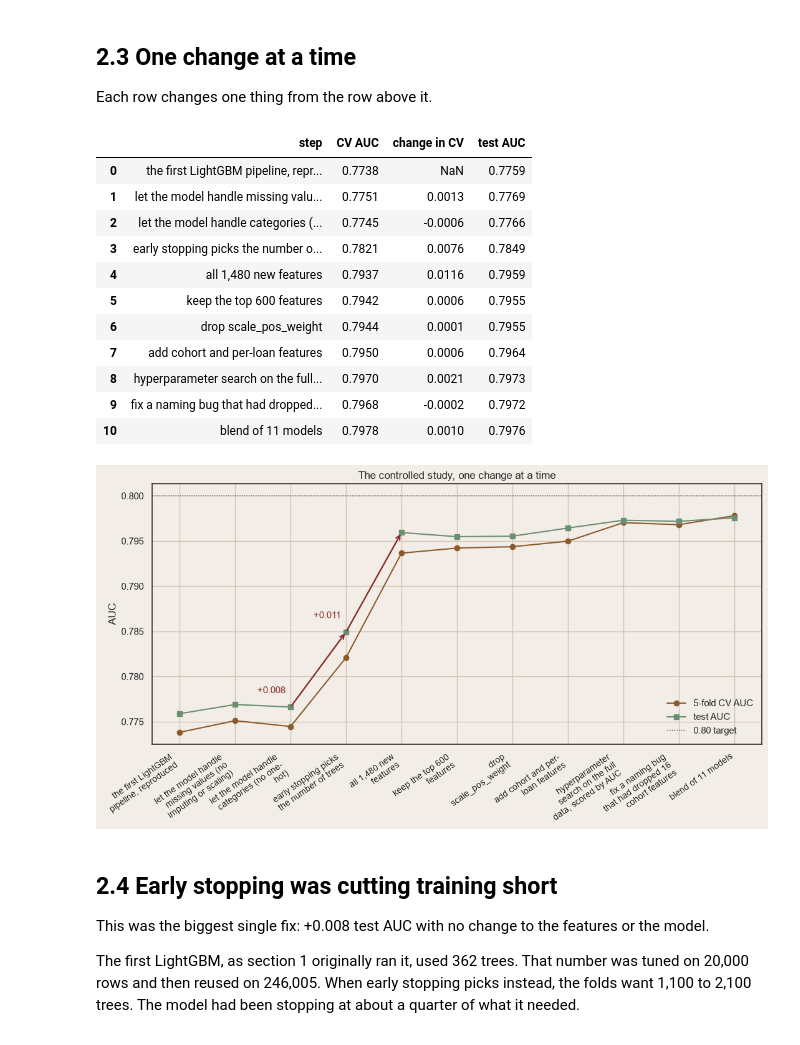
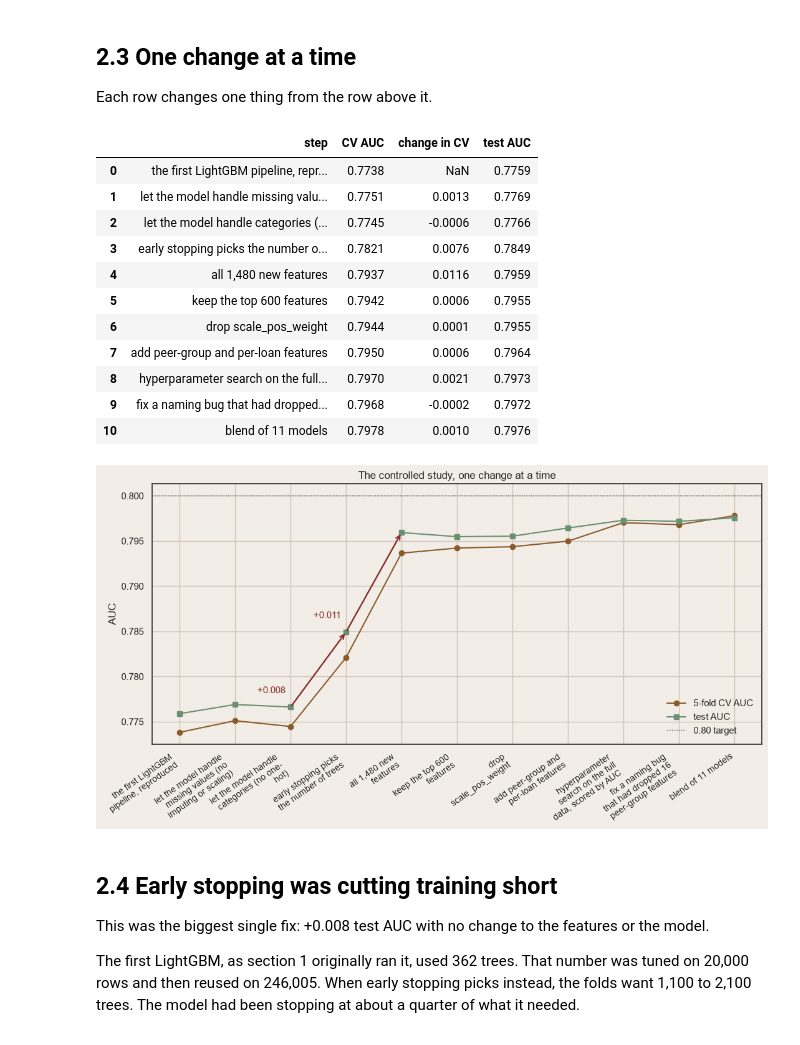
Before and after one commit to samstrc/Honors-Project, a Jupyter notebook: modeling/02_research.ipynb, the cells around one changed output. Cells and saved outputs as stored; diff of their text form; code cells hidden in the pictures.

```diff
--- a/modeling/02_research.ipynb
+++ b/modeling/02_research.ipynb
@@ -700,35 +705,35 @@ Each row changes one thing from the row above it.
 # %%
 LADDER = {
     "B0_notebook_reproduction": "the first LightGBM pipeline, reproduced",
     "A1_native_nan": "let the model handle missing values (no imputing or scaling)",
     "A2_native_categorical": "let the model handle categories (no one-hot)",
     "A3_early_stopping": "early stopping picks the number of trees",
     "A4_full_features": "all 1,480 new features",
     "A4k600_top600_features": "keep the top 600 features",
     "A5_no_reweight": "drop scale_pos_weight",
-    "A6_cohort_features": "add cohort and per-loan features",
+    "A6_cohort_features": "add peer-group and per-loan features",
     "A7_trial26_bestCV": "hyperparameter search on the full data, scored by AUC",
-    "A11_cohort_fixed": "fix a naming bug that had dropped 16 cohort features",
+    "A11_cohort_fixed": "fix a naming bug that had dropped 16 peer-group features",
 }
 blend = json.load(open(f"{RESULTS}/blend_existing.json"))
 
 ladder = pd.DataFrame(
     [{"step": step, "CV AUC": RES[key]["cv_auc"], "test AUC": RES[key]["test_auc"]}
      for key, step in LADDER.items()]
     + [{"step": "blend of 11 models", "CV AUC": blend["oof_auc"], "test AUC": blend["test_auc"]}]
 )
 ladder.insert(2, "change in CV", ladder["CV AUC"].diff())
 ladder.round(4)
 # %% [output]
 |  | step | CV AUC | change in CV | test AUC |
 | 0 | the first LightGBM pipeline, repr... | 0.7738 | NaN | 0.7759 |
 | 1 | let the model handle missing valu... | 0.7751 | 0.0013 | 0.7769 |
 | 2 | let the model handle categories (... | 0.7745 | -0.0006 | 0.7766 |
 | 3 | early stopping picks the number o... | 0.7821 | 0.0076 | 0.7849 |
 | 4 | all 1,480 new features | 0.7937 | 0.0116 | 0.7959 |
 | 5 | keep the top 600 features | 0.7942 | 0.0006 | 0.7955 |
 | 6 | drop scale_pos_weight | 0.7944 | 0.0001 | 0.7955 |
-| 7 | add cohort and per-loan features | 0.7950 | 0.0006 | 0.7964 |
+| 7 | add peer-group and per-loan features | 0.7950 | 0.0006 | 0.7964 |
 | 8 | hyperparameter search on the full... | 0.7970 | 0.0021 | 0.7973 |
 | 9 | fix a naming bug that had dropped... | 0.7968 | -0.0002 | 0.7972 |
 | 10 | blend of 11 models | 0.7978 | 0.0010 | 0.7976 |
@@ -753,7 +758,7 @@ plt.tight_layout()
 plt.savefig(f"{FIGURES}/controlled_study.png", dpi=200, bbox_inches="tight")
 plt.show()
 # %% [output]
-[figure, old version]
+[figure, new version]
 # %% [markdown]
 ## 2.4 Early stopping was cutting training short
 
```
Also changed, not shown: parts of 6 cells of this notebook, 1 other file.
